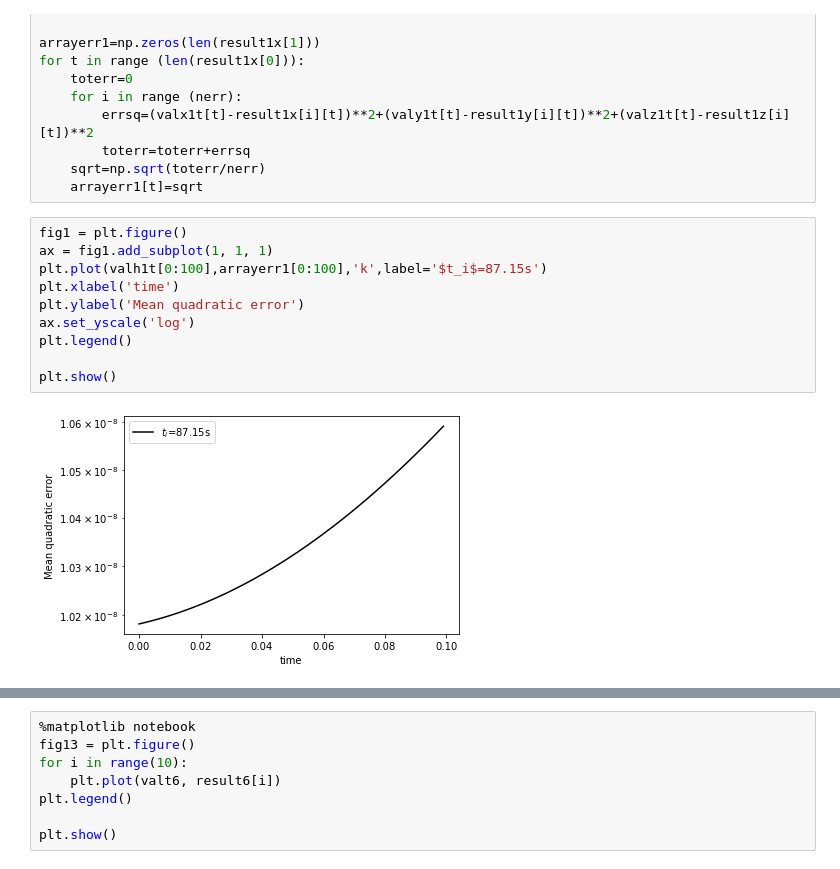
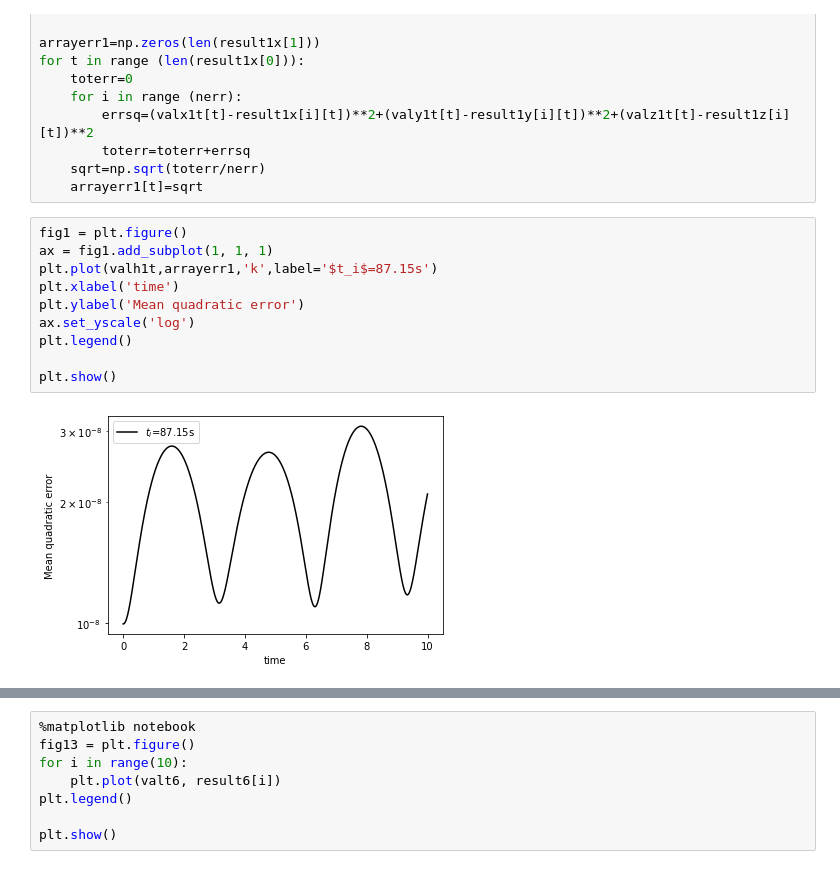
Before and after one commit to tdejardi96/Miscellaneous, a Jupyter notebook: ModelG_pertur_short.ipynb, the cells around one changed output, grey strips where cells are left out. Saved outputs shown, nothing was run; the diff lists cells and outputs as text.

```diff
--- a/ModelG_pertur_short.ipynb
+++ b/ModelG_pertur_short.ipynb
@@ -112,12 +112,12 @@ for t in range (len(result1x[0])):
 # %%
 fig1 = plt.figure()
 ax = fig1.add_subplot(1, 1, 1)
-plt.plot(valh1t[0:100],arrayerr1[0:100],'k',label='$t_i$=87.15s')
+plt.plot(valh1t,arrayerr1,'k',label='$t_i$=87.15s')
 plt.xlabel('time')
 plt.ylabel('Mean quadratic error')
 ax.set_yscale('log')
 plt.legend()
 
 plt.show()
 # %% [output]
-[figure, old version]
+[figure, new version]
```
Also changed, not shown: parts of 18 cells of this notebook.
